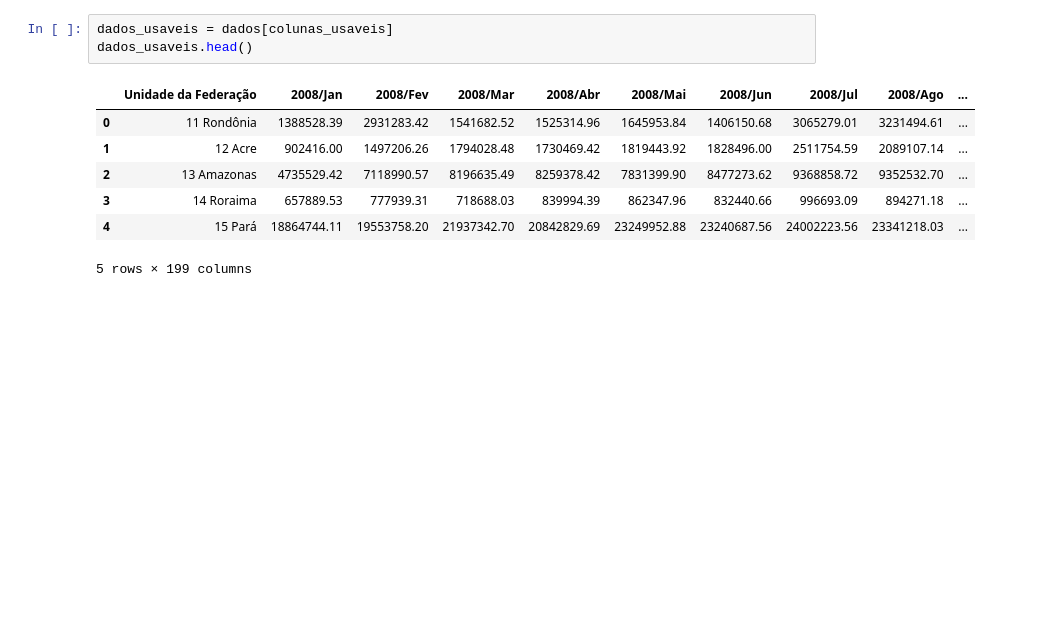
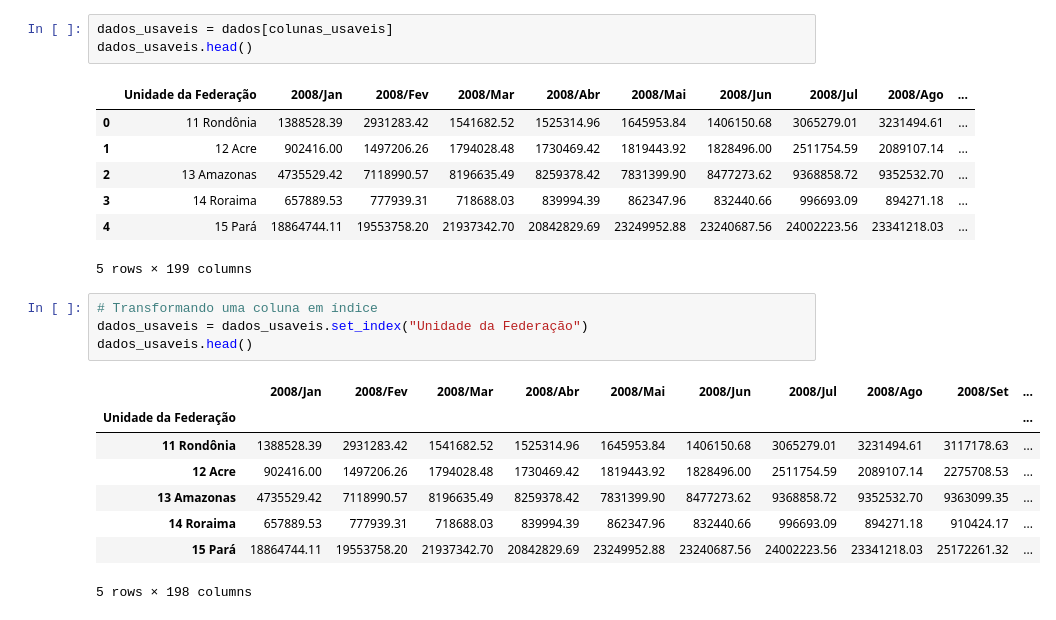
Before and after one commit to SandraRojasZ/Data-Analytics, a Jupyter notebook: pos-datascience-analise-e-exploracao-de-dados-aula1/Produção_Hospitalar_A2.ipynb, the cells around one changed output. Cells and saved outputs as stored; diff of their text form; blank space fills up the shorter version.

Commit message:
Manipulação de Dados I

```diff
--- a/pos-datascience-analise-e-exploracao-de-dados-aula1/Produção_Hospitalar_A2.ipynb
+++ b/pos-datascience-analise-e-exploracao-de-dados-aula1/Produção_Hospitalar_A2.ipynb
@@ -161,3 +161,16 @@ dados_usaveis.head()
 | 3 | 14 Roraima | 657889.53 | 777939.31 | 718688.03 | 839994.39 | 862347.96 | 832440.66 | 996693.09 | 894271.18 | ... |
 | 4 | 15 Pará | 18864744.11 | 19553758.20 | 21937342.70 | 20842829.69 | 23249952.88 | 23240687.56 | 24002223.56 | 23341218.03 | ... |
 5 rows × 199 columns
+# %%
+# Transformando uma coluna em índice
+dados_usaveis = dados_usaveis.set_index("Unidade da Federação")
+dados_usaveis.head()
+# %% [output]
+|  | 2008/Jan | 2008/Fev | 2008/Mar | 2008/Abr | 2008/Mai | 2008/Jun | 2008/Jul | 2008/Ago | 2008/Set | ... |
+| Unidade da Federação |  |  |  |  |  |  |  |  |  | ... |
+| 11 Rondônia | 1388528.39 | 2931283.42 | 1541682.52 | 1525314.96 | 1645953.84 | 1406150.68 | 3065279.01 | 3231494.61 | 3117178.63 | ... |
+| 12 Acre | 902416.00 | 1497206.26 | 1794028.48 | 1730469.42 | 1819443.92 | 1828496.00 | 2511754.59 | 2089107.14 | 2275708.53 | ... |
+| 13 Amazonas | 4735529.42 | 7118990.57 | 8196635.49 | 8259378.42 | 7831399.90 | 8477273.62 | 9368858.72 | 9352532.70 | 9363099.35 | ... |
+| 14 Roraima | 657889.53 | 777939.31 | 718688.03 | 839994.39 | 862347.96 | 832440.66 | 996693.09 | 894271.18 | 910424.17 | ... |
+| 15 Pará | 18864744.11 | 19553758.20 | 21937342.70 | 20842829.69 | 23249952.88 | 23240687.56 | 24002223.56 | 23341218.03 | 25172261.32 | ... |
+5 rows × 198 columns
```
Also changed, not shown: parts of 12 cells of this notebook.
